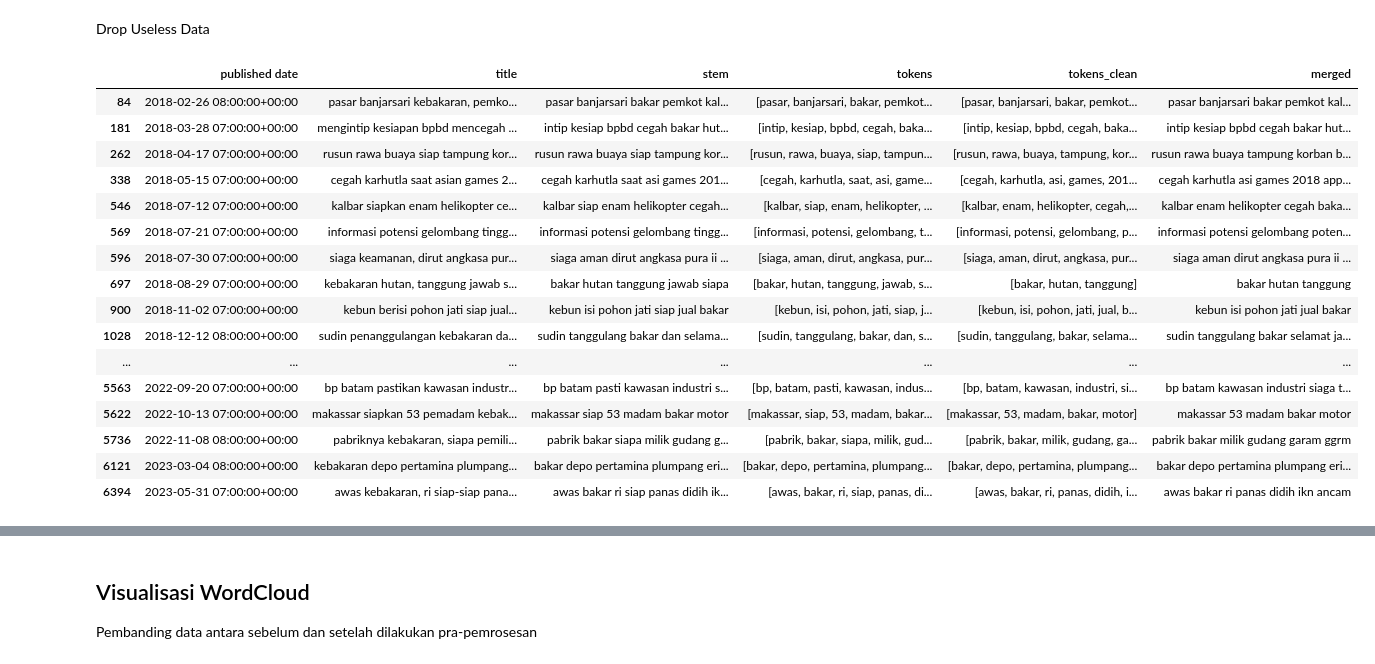
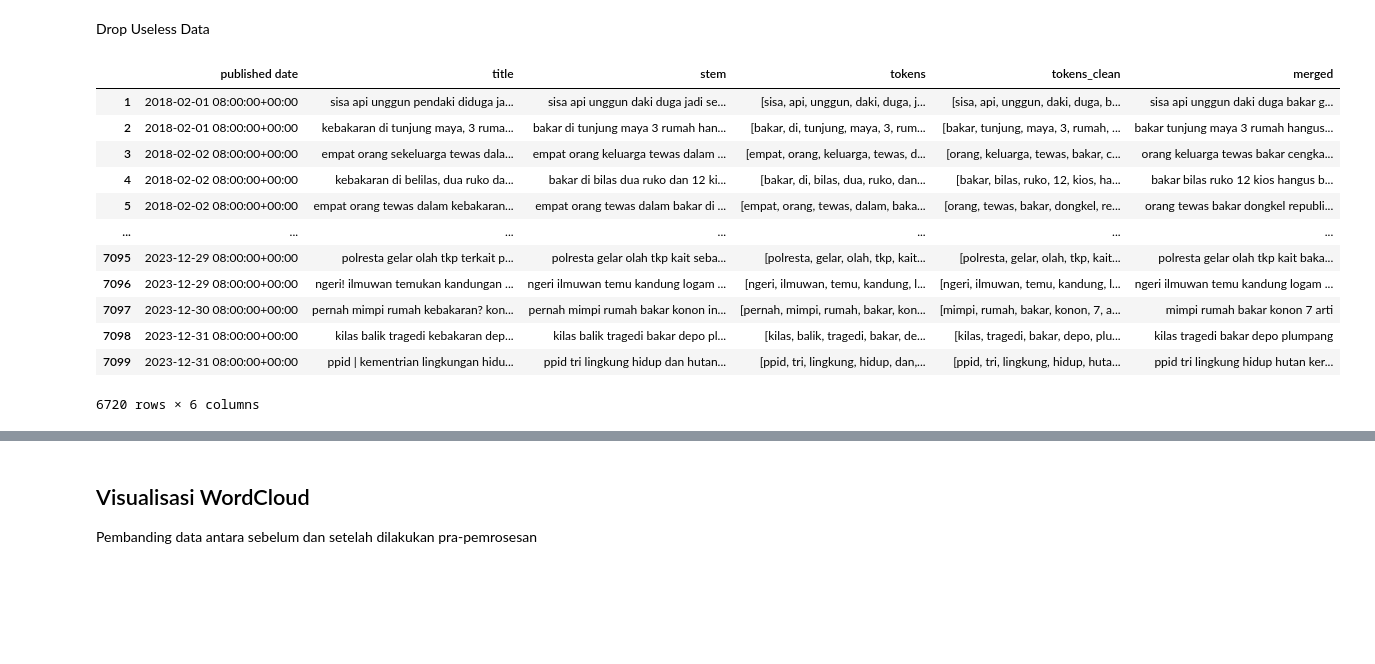
Before and after one commit to ghifarit53/text-mining, a Jupyter notebook: preprocessing/Preprocessing_Kebakaran.ipynb, the cells around one changed output, grey strips where cells are left out. Saved outputs shown, nothing was run; the diff lists cells and outputs as text; code cells hidden in the pictures; blank space fills up the shorter version.

```diff
--- a/preprocessing/Preprocessing_Kebakaran.ipynb
+++ b/preprocessing/Preprocessing_Kebakaran.ipynb
@@ -167,24 +167,20 @@ condition = df['title'].isin(values_to_remove)
 # Drop the matching rows from the original DataFrame
 df.drop(df[condition].index, inplace=True)
 # %%
-df[df['stem'].str.contains('siap')]
+df[df['stem'].str.contains('bakar')]
 # %% [output]
 |  | published date | title | stem | tokens | tokens_clean | merged |
-| 84 | 2018-02-26 08:00:00+00:00 | pasar banjarsari kebakaran, pemko... | pasar banjarsari bakar pemkot kal... | [pasar, banjarsari, bakar, pemkot... | [pasar, banjarsari, bakar, pemkot... | pasar banjarsari bakar pemkot kal... |
-| 181 | 2018-03-28 07:00:00+00:00 | mengintip kesiapan bpbd mencegah ... | intip kesiap bpbd cegah bakar hut... | [intip, kesiap, bpbd, cegah, baka... | [intip, kesiap, bpbd, cegah, baka... | intip kesiap bpbd cegah bakar hut... |
-| 262 | 2018-04-17 07:00:00+00:00 | rusun rawa buaya siap tampung kor... | rusun rawa buaya siap tampung kor... | [rusun, rawa, buaya, siap, tampun... | [rusun, rawa, buaya, tampung, kor... | rusun rawa buaya tampung korban b... |
-| 338 | 2018-05-15 07:00:00+00:00 | cegah karhutla saat asian games 2... | cegah karhutla saat asi games 201... | [cegah, karhutla, saat, asi, game... | [cegah, karhutla, asi, games, 201... | cegah karhutla asi games 2018 app... |
-| 546 | 2018-07-12 07:00:00+00:00 | kalbar siapkan enam helikopter ce... | kalbar siap enam helikopter cegah... | [kalbar, siap, enam, helikopter, ... | [kalbar, enam, helikopter, cegah,... | kalbar enam helikopter cegah baka... |
-| 569 | 2018-07-21 07:00:00+00:00 | informasi potensi gelombang tingg... | informasi potensi gelombang tingg... | [informasi, potensi, gelombang, t... | [informasi, potensi, gelombang, p... | informasi potensi gelombang poten... |
-| 596 | 2018-07-30 07:00:00+00:00 | siaga keamanan, dirut angkasa pur... | siaga aman dirut angkasa pura ii ... | [siaga, aman, dirut, angkasa, pur... | [siaga, aman, dirut, angkasa, pur... | siaga aman dirut angkasa pura ii ... |
-| 697 | 2018-08-29 07:00:00+00:00 | kebakaran hutan, tanggung jawab s... | bakar hutan tanggung jawab siapa | [bakar, hutan, tanggung, jawab, s... | [bakar, hutan, tanggung] | bakar hutan tanggung |
-| 900 | 2018-11-02 07:00:00+00:00 | kebun berisi pohon jati siap jual... | kebun isi pohon jati siap jual bakar | [kebun, isi, pohon, jati, siap, j... | [kebun, isi, pohon, jati, jual, b... | kebun isi pohon jati jual bakar |
-| 1028 | 2018-12-12 08:00:00+00:00 | sudin penanggulangan kebakaran da... | sudin tanggulang bakar dan selama... | [sudin, tanggulang, bakar, dan, s... | [sudin, tanggulang, bakar, selama... | sudin tanggulang bakar selamat ja... |
+| 1 | 2018-02-01 08:00:00+00:00 | sisa api unggun pendaki diduga ja... | sisa api unggun daki duga jadi se... | [sisa, api, unggun, daki, duga, j... | [sisa, api, unggun, daki, duga, b... | sisa api unggun daki duga bakar g... |
+| 2 | 2018-02-01 08:00:00+00:00 | kebakaran di tunjung maya, 3 ruma... | bakar di tunjung maya 3 rumah han... | [bakar, di, tunjung, maya, 3, rum... | [bakar, tunjung, maya, 3, rumah, ... | bakar tunjung maya 3 rumah hangus... |
+| 3 | 2018-02-02 08:00:00+00:00 | empat orang sekeluarga tewas dala... | empat orang keluarga tewas dalam ... | [empat, orang, keluarga, tewas, d... | [orang, keluarga, tewas, bakar, c... | orang keluarga tewas bakar cengka... |
+| 4 | 2018-02-02 08:00:00+00:00 | kebakaran di belilas, dua ruko da... | bakar di bilas dua ruko dan 12 ki... | [bakar, di, bilas, dua, ruko, dan... | [bakar, bilas, ruko, 12, kios, ha... | bakar bilas ruko 12 kios hangus b... |
+| 5 | 2018-02-02 08:00:00+00:00 | empat orang tewas dalam kebakaran... | empat orang tewas dalam bakar di ... | [empat, orang, tewas, dalam, baka... | [orang, tewas, bakar, dongkel, re... | orang tewas bakar dongkel republi... |
 | ... | ... | ... | ... | ... | ... | ... |
-| 5563 | 2022-09-20 07:00:00+00:00 | bp batam pastikan kawasan industr... | bp batam pasti kawasan industri s... | [bp, batam, pasti, kawasan, indus... | [bp, batam, kawasan, industri, si... | bp batam kawasan industri siaga t... |
-| 5622 | 2022-10-13 07:00:00+00:00 | makassar siapkan 53 pemadam kebak... | makassar siap 53 madam bakar motor | [makassar, siap, 53, madam, bakar... | [makassar, 53, madam, bakar, motor] | makassar 53 madam bakar motor |
-| 5736 | 2022-11-08 08:00:00+00:00 | pabriknya kebakaran, siapa pemili... | pabrik bakar siapa milik gudang g... | [pabrik, bakar, siapa, milik, gud... | [pabrik, bakar, milik, gudang, ga... | pabrik bakar milik gudang garam ggrm |
-| 6121 | 2023-03-04 08:00:00+00:00 | kebakaran depo pertamina plumpang... | bakar depo pertamina plumpang eri... | [bakar, depo, pertamina, plumpang... | [bakar, depo, pertamina, plumpang... | bakar depo pertamina plumpang eri... |
-| 6394 | 2023-05-31 07:00:00+00:00 | awas kebakaran, ri siap-siap pana... | awas bakar ri siap panas didih ik... | [awas, bakar, ri, siap, panas, di... | [awas, bakar, ri, panas, didih, i... | awas bakar ri panas didih ikn ancam |
+| 7095 | 2023-12-29 08:00:00+00:00 | polresta gelar olah tkp terkait p... | polresta gelar olah tkp kait seba... | [polresta, gelar, olah, tkp, kait... | [polresta, gelar, olah, tkp, kait... | polresta gelar olah tkp kait baka... |
+| 7096 | 2023-12-29 08:00:00+00:00 | ngeri! ilmuwan temukan kandungan ... | ngeri ilmuwan temu kandung logam ... | [ngeri, ilmuwan, temu, kandung, l... | [ngeri, ilmuwan, temu, kandung, l... | ngeri ilmuwan temu kandung logam ... |
+| 7097 | 2023-12-30 08:00:00+00:00 | pernah mimpi rumah kebakaran? kon... | pernah mimpi rumah bakar konon in... | [pernah, mimpi, rumah, bakar, kon... | [mimpi, rumah, bakar, konon, 7, a... | mimpi rumah bakar konon 7 arti |
+| 7098 | 2023-12-31 08:00:00+00:00 | kilas balik tragedi kebakaran dep... | kilas balik tragedi bakar depo pl... | [kilas, balik, tragedi, bakar, de... | [kilas, tragedi, bakar, depo, plu... | kilas tragedi bakar depo plumpang |
+| 7099 | 2023-12-31 08:00:00+00:00 | ppid | kementrian lingkungan hidu... | ppid tri lingkung hidup dan hutan... | [ppid, tri, lingkung, hidup, dan,... | [ppid, tri, lingkung, hidup, huta... | ppid tri lingkung hidup hutan ker... |
+6720 rows × 6 columns
 # %%
 df = df.drop([180]).reset_index(drop=True)
```
Also changed, not shown: parts of 7 cells of this notebook, 1 other file.
